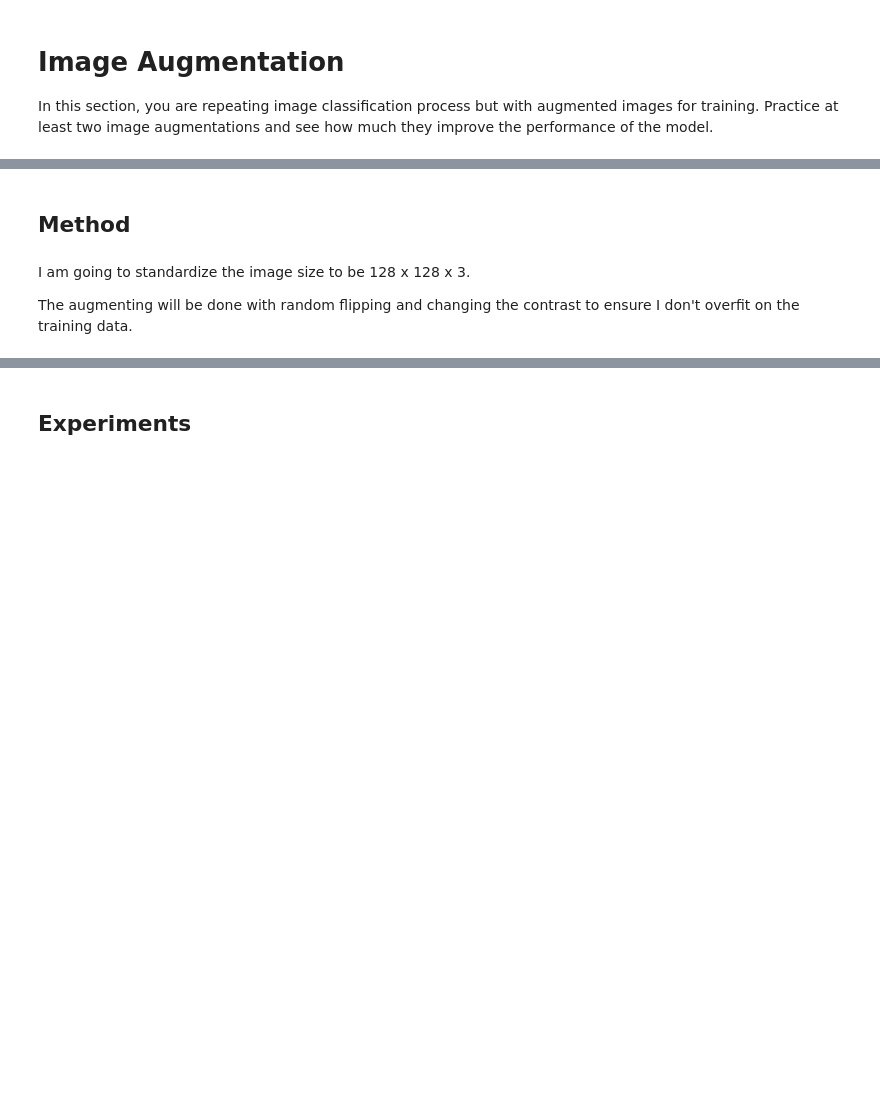
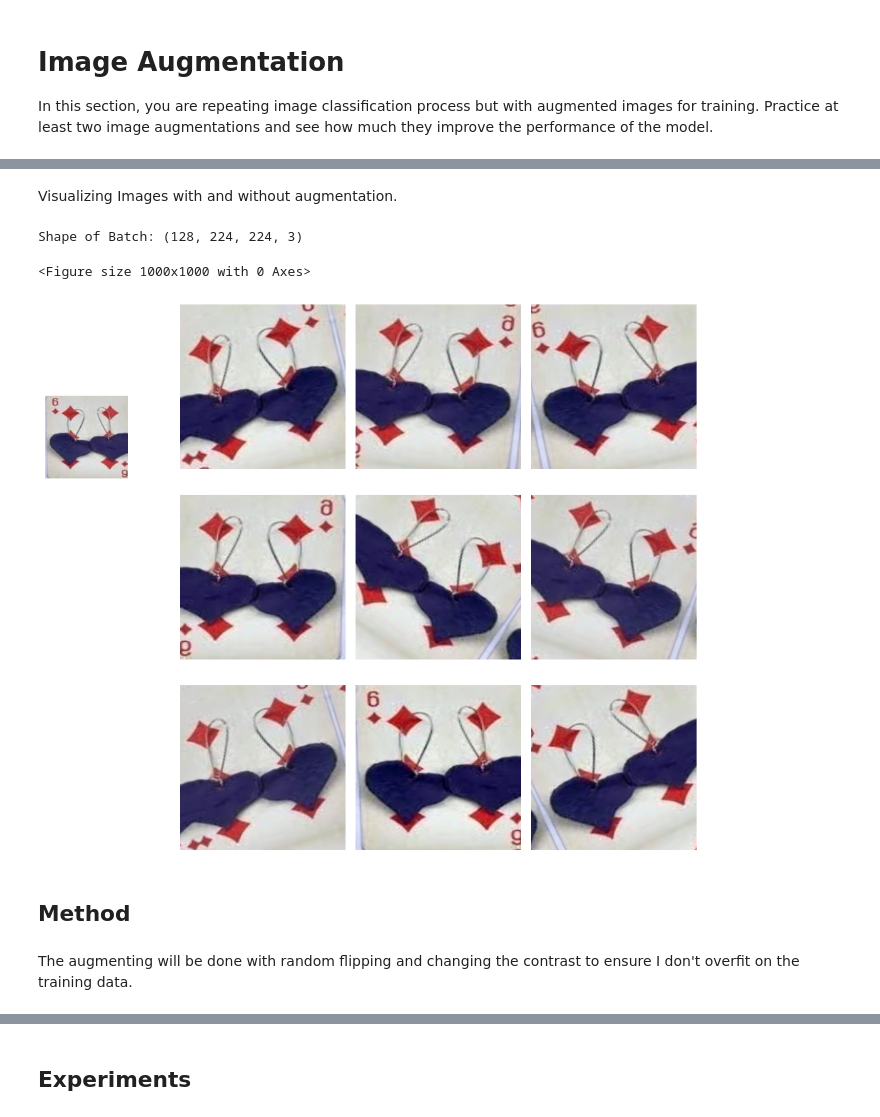
Before and after one commit to Abeoseh/deep_learning, a Jupyter notebook: assignments/assignment2/Assign2.ipynb, the cells around one changed output, grey strips where cells are left out. Cells and saved outputs as stored; diff of their text form; code cells hidden in the pictures; blank space fills up the shorter version.

```diff
--- a/assignments/assignment2/Assign2.ipynb
+++ b/assignments/assignment2/Assign2.ipynb
@@ -365,12 +362,38 @@ Other than the augmentation, all the model is staying the same.
 data_augmentation = keras.Sequential([
     layers.RandomFlip(mode = "horizontal"),
     layers.RandomRotation(factor = (-.1,.1)),
-    layers.RandomZoom(height_factor = (-.2,.2)),
     layers.RandomContrast(factor=0.2)
 ])
+# %% [markdown]
+Visualizing Images with and without augmentation.
+# %%
+images, labels = next(train)
+
+tf.get_logger().setLevel('ERROR')
+
+plt.figure(figsize=(10, 10))
+
+for i in range(1):
+    plt.figure(figsize=(10,8))
+    plt.subplot(6, 4, 5)
+    plt.imshow(images[0]/255.0)
+    plt.axis("off")
+
+    print(f"Shape of Batch: {images.shape}")
+
+    for i in range(9):
+        ax = plt.subplot(3, 4, int(i/3)*4 + 2 + (i % 3))
+
+        show_img(data_augmentation(images[0])/255.0, f"")
+
+        plt.tight_layout()
+        plt.axis("off")
+    plt.tight_layout()
+# %% [output]
+Shape of Batch: (128, 224, 224, 3)
+<Figure size 1000x1000 with 0 Axes>
+[figure, added]
 # %% [markdown]
 ## Method
 # %% [markdown]
-I am going to standardize the image size to be 128 x 128 x 3.
-
 The augmenting will be done with random flipping and changing the contrast to ensure I don't overfit on the training data.
```
Also changed, not shown: parts of 25 cells of this notebook, 1 other file.
